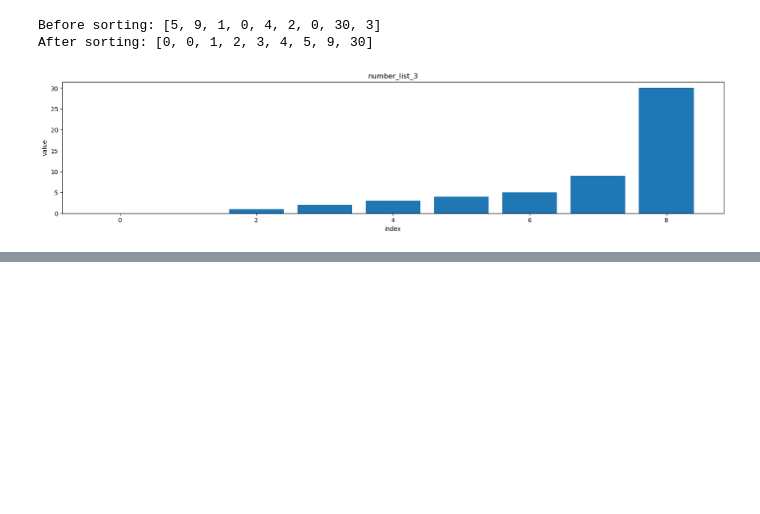
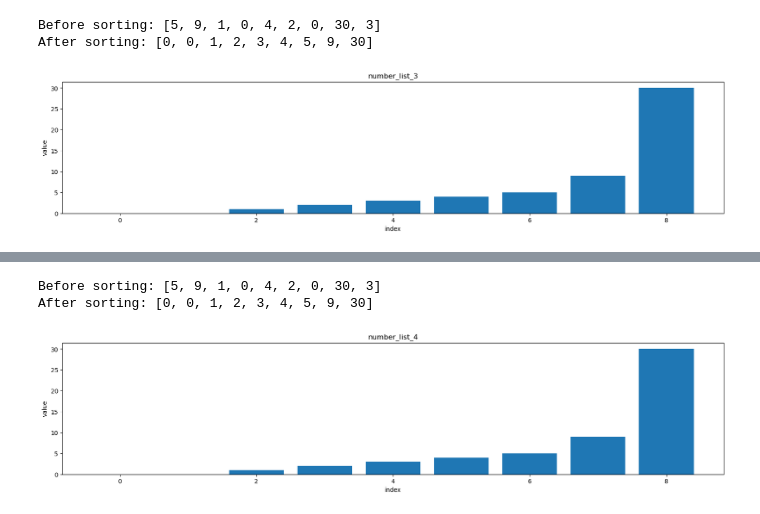
Before and after one commit to hieu1966hn/NPS-CSI10, a Jupyter notebook: SS5/SS5.ipynb, the cells around one changed output, grey strips where cells are left out. Cells and saved outputs as stored; diff of their text form; code cells hidden in the pictures; blank space fills up the shorter version.

```diff
--- a/SS5/SS5.ipynb
+++ b/SS5/SS5.ipynb
@@ -93,0 +101,18 @@ After sorting: [0, 0, 1, 2, 3, 4, 5, 9, 30]
+# %%
+def insertion_sort(arr):
+    for i in range(1, len(arr)):
+        j = i
+        while j>0 and arr[j] < arr[j-1]:
+            arr[j], arr[j-1] = arr[j-1], arr[j]
+            j -= 1
+# %%
+number_list_4 = number_list[:]
+insertion_sort(number_list_4)
+
+print("Before sorting: {}".format(number_list))
+print("After sorting: {}".format(number_list_4))
+show_list(number_list_4, 'number_list_4')
+# %% [output]
+Before sorting: [5, 9, 1, 0, 4, 2, 0, 30, 3]
+After sorting: [0, 0, 1, 2, 3, 4, 5, 9, 30]
+[figure, added]
```
Also changed, not shown: parts of 1 cell of this notebook.
